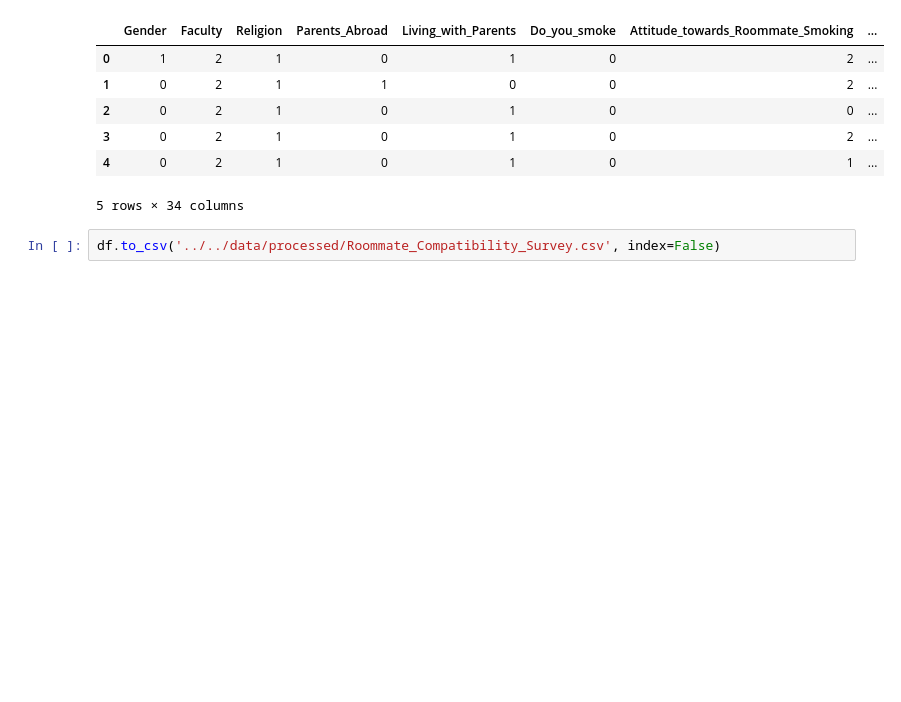
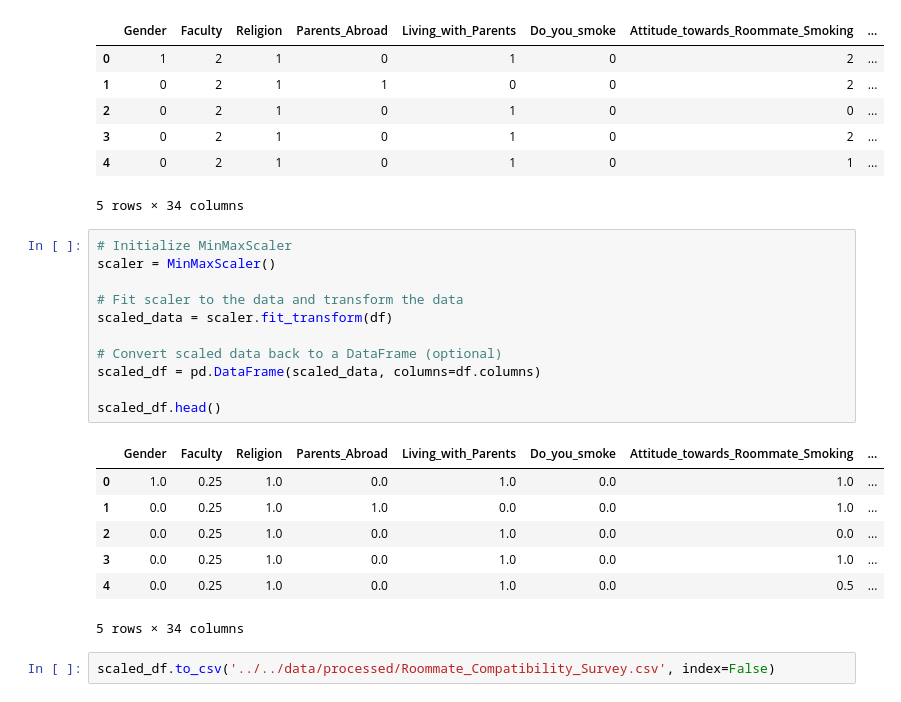
Before and after one commit to khaled-elsaeed/Roommate-Recommender, a Jupyter notebook: src/preprocessing/clean_data.ipynb, the cells around one changed output. Cells and saved outputs as stored; diff of their text form; blank space fills up the shorter version.

```diff
--- a/src/preprocessing/clean_data.ipynb
+++ b/src/preprocessing/clean_data.ipynb
@@ -287,5 +287,24 @@ df.head()
 | 3 | 0 | 2 | 1 | 0 | 1 | 0 | 2 | ... |
 | 4 | 0 | 2 | 1 | 0 | 1 | 0 | 1 | ... |
 5 rows × 34 columns
+# %%
+# Initialize MinMaxScaler
+scaler = MinMaxScaler()
+
+# Fit scaler to the data and transform the data
+scaled_data = scaler.fit_transform(df)
+
+# Convert scaled data back to a DataFrame (optional)
+scaled_df = pd.DataFrame(scaled_data, columns=df.columns)
+
+scaled_df.head()
+# %% [output]
+|  | Gender | Faculty | Religion | Parents_Abroad | Living_with_Parents | Do_you_smoke | Attitude_towards_Roommate_Smoking | ... |
+| 0 | 1.0 | 0.25 | 1.0 | 0.0 | 1.0 | 0.0 | 1.0 | ... |
+| 1 | 0.0 | 0.25 | 1.0 | 1.0 | 0.0 | 0.0 | 1.0 | ... |
+| 2 | 0.0 | 0.25 | 1.0 | 0.0 | 1.0 | 0.0 | 0.0 | ... |
+| 3 | 0.0 | 0.25 | 1.0 | 0.0 | 1.0 | 0.0 | 1.0 | ... |
+| 4 | 0.0 | 0.25 | 1.0 | 0.0 | 1.0 | 0.0 | 0.5 | ... |
+5 rows × 34 columns
 # %%
-df.to_csv('../../data/processed/Roommate_Compatibility_Survey.csv', index=False)
+scaled_df.to_csv('../../data/processed/Roommate_Compatibility_Survey.csv', index=False)
```
Also changed, not shown: 4 other files.
